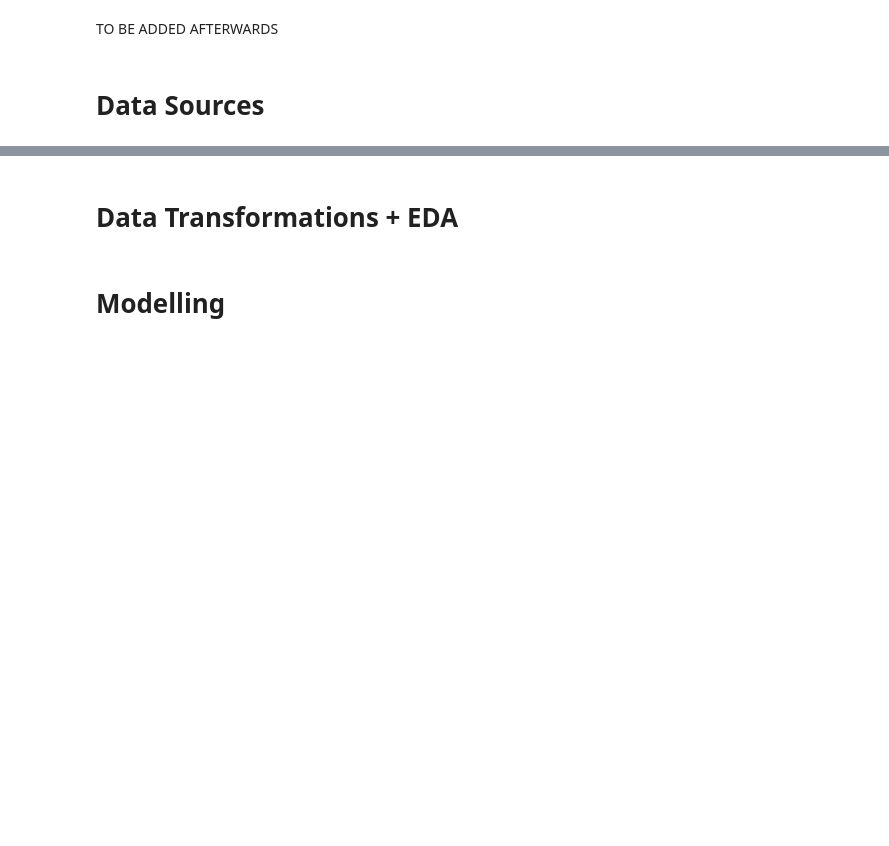
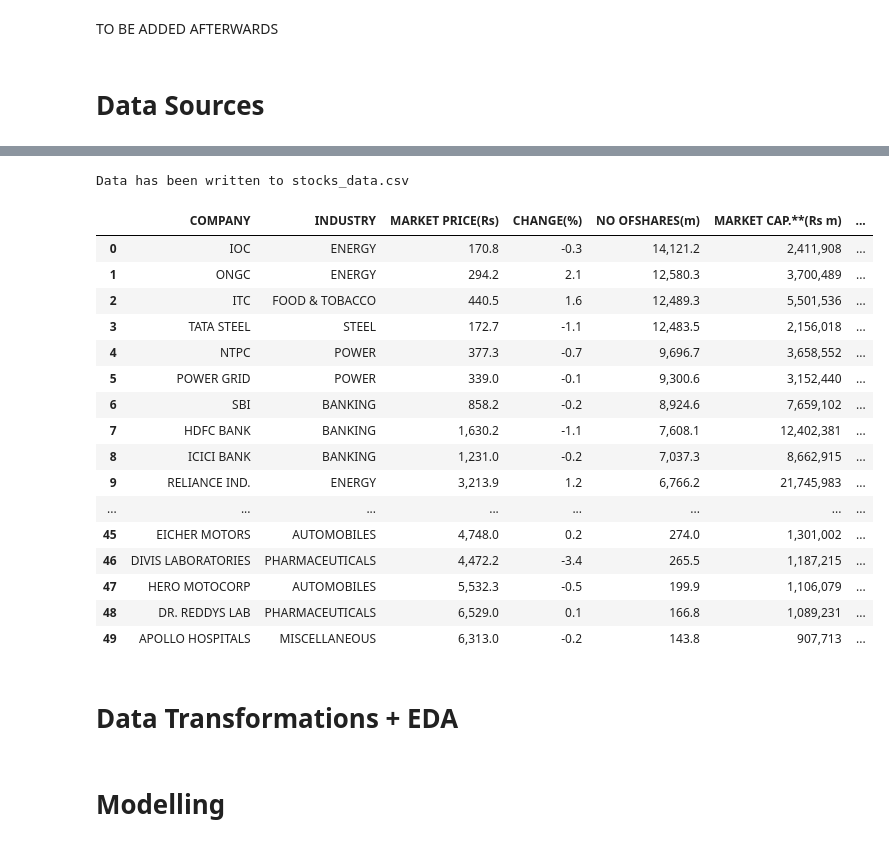
Before and after one commit to MekongDelta-mind/sma_project_repo, a Jupyter notebook: project_sma.ipynb, the cells around one changed output, grey strips where cells are left out. Saved outputs shown, nothing was run; the diff lists cells and outputs as text; code cells hidden in the pictures; blank space fills up the shorter version.

Commit message:
getting the updated list of stocks in nifty50

```diff
--- a/project_sma.ipynb
+++ b/project_sma.ipynb
@@ -7,3 +212,35 @@ TO BE ADDED AFTERWARDS
+# %%
+# Write to CSV
+csv_filename = 'stocks_data.csv'
+with open(csv_filename, 'w', newline='', encoding='utf-8') as csvfile:
+    csvwriter = csv.writer(csvfile)
+    csvwriter.writerow(headers[3:])  # Write headers
+    csvwriter.writerows(rows)    # Write data rows
+
+print(f"Data has been written to {csv_filename}")
+# %% [output]
+Data has been written to stocks_data.csv
+# %%
+nifty50__updated_list = pd.read_csv('./stocks_data.csv', sep=',')
+nifty50__updated_list
+# %% [output]
+|  | COMPANY | INDUSTRY | MARKET PRICE(Rs) | CHANGE(%) | NO OFSHARES(m) | MARKET CAP.**(Rs m) | ... |
+| 0 | IOC | ENERGY | 170.8 | -0.3 | 14,121.2 | 2,411,908 | ... |
+| 1 | ONGC | ENERGY | 294.2 | 2.1 | 12,580.3 | 3,700,489 | ... |
+| 2 | ITC | FOOD & TOBACCO | 440.5 | 1.6 | 12,489.3 | 5,501,536 | ... |
+| 3 | TATA STEEL | STEEL | 172.7 | -1.1 | 12,483.5 | 2,156,018 | ... |
+| 4 | NTPC | POWER | 377.3 | -0.7 | 9,696.7 | 3,658,552 | ... |
+| 5 | POWER GRID | POWER | 339.0 | -0.1 | 9,300.6 | 3,152,440 | ... |
+| 6 | SBI | BANKING | 858.2 | -0.2 | 8,924.6 | 7,659,102 | ... |
+| 7 | HDFC BANK | BANKING | 1,630.2 | -1.1 | 7,608.1 | 12,402,381 | ... |
+| 8 | ICICI BANK | BANKING | 1,231.0 | -0.2 | 7,037.3 | 8,662,915 | ... |
+| 9 | RELIANCE IND. | ENERGY | 3,213.9 | 1.2 | 6,766.2 | 21,745,983 | ... |
+| ... | ... | ... | ... | ... | ... | ... | ... |
+| 45 | EICHER MOTORS | AUTOMOBILES | 4,748.0 | 0.2 | 274.0 | 1,301,002 | ... |
+| 46 | DIVIS LABORATORIES | PHARMACEUTICALS | 4,472.2 | -3.4 | 265.5 | 1,187,215 | ... |
+| 47 | HERO MOTOCORP | AUTOMOBILES | 5,532.3 | -0.5 | 199.9 | 1,106,079 | ... |
+| 48 | DR. REDDYS LAB | PHARMACEUTICALS | 6,529.0 | 0.1 | 166.8 | 1,089,231 | ... |
+| 49 | APOLLO HOSPITALS | MISCELLANEOUS | 6,313.0 | -0.2 | 143.8 | 907,713 | ... |
 # %% [markdown]
 # Data Transformations + EDA
 # %% [markdown]
```
Also changed, not shown: parts of 24 cells of this notebook.
